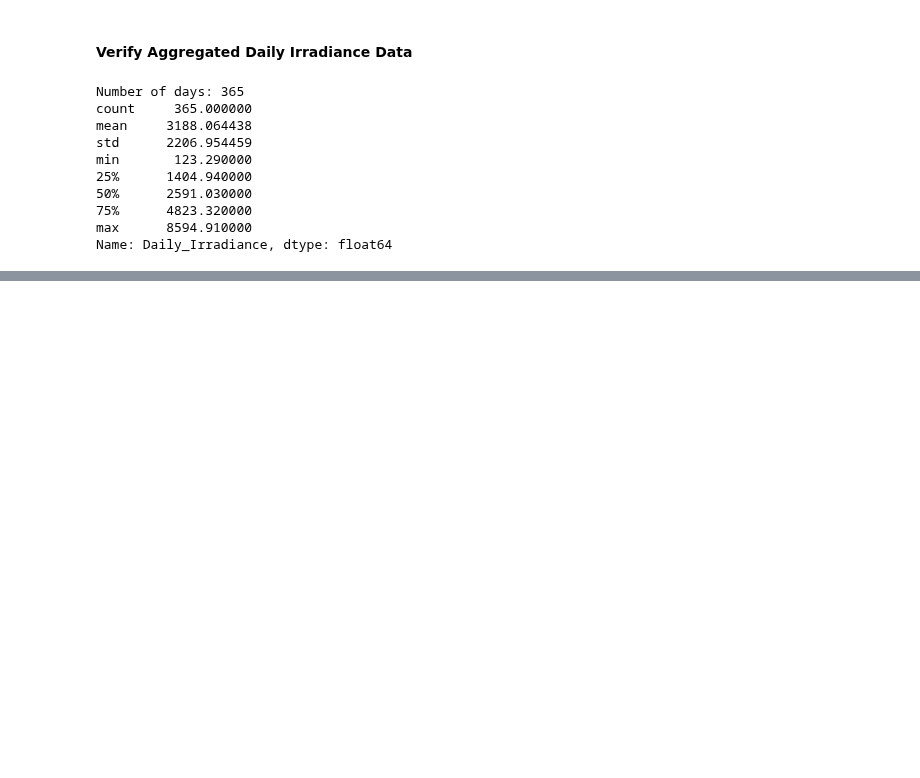
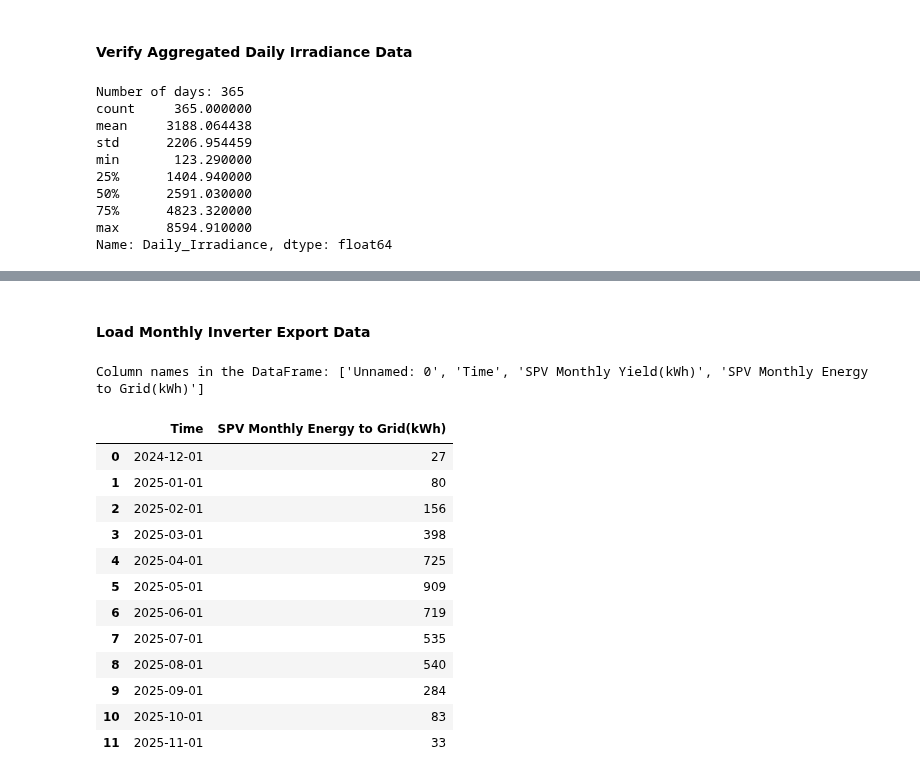
Before and after one commit to p-sav/PFDA, a Jupyter notebook: Project/Energy_analysis.ipynb, the cells around one changed output, grey strips where cells are left out. Saved outputs shown, nothing was run; the diff lists cells and outputs as text; code cells hidden in the pictures; blank space fills up the shorter version.

```diff
--- a/Project/Energy_analysis.ipynb
+++ b/Project/Energy_analysis.ipynb
@@ -984,0 +1070,44 @@ Name: Daily_Irradiance, dtype: float64
+# %% [markdown]
+#### Load Monthly Inverter Export Data
+# %%
+# Load monthly Solar PV export data from inverter logger
+
+import pandas as pd    # Data handling
+
+# Path to inverter export data
+pv_export_file = r"C:\Users\CAD-PC\Desktop\GitHub - Cloned Repository\PFDA\Project\Solis Cloud Data Logger - 2025..xlsx"
+
+# Read Excel file, skipping the first row to avoid header issues
+monthly_export = pd.read_excel(pv_export_file, skiprows=1)
+
+# Inspect the actual column names in the DataFrame
+print("Column names in the DataFrame:", monthly_export.columns.tolist())
+
+# Keep only relevant columns based on actual column names
+monthly_export = monthly_export[['Time', 'SPV Monthly Energy to Grid(kWh)']]
+
+# Drop rows with invalid or missing dates
+monthly_export = monthly_export.dropna(subset=['Time'])
+
+# Convert Time to datetime
+monthly_export['Time'] = pd.to_datetime(monthly_export['Time'], format='%m/%Y', errors='coerce')
+
+# Drop rows where the date conversion failed
+monthly_export = monthly_export.dropna(subset=['Time'])
+
+monthly_export
+# %% [output]
+Column names in the DataFrame: ['Unnamed: 0', 'Time', 'SPV Monthly Yield(kWh)', 'SPV Monthly Energy to Grid(kWh)']
+|  | Time | SPV Monthly Energy to Grid(kWh) |
+| 0 | 2024-12-01 | 27 |
+| 1 | 2025-01-01 | 80 |
+| 2 | 2025-02-01 | 156 |
+| 3 | 2025-03-01 | 398 |
+| 4 | 2025-04-01 | 725 |
+| 5 | 2025-05-01 | 909 |
+| 6 | 2025-06-01 | 719 |
+| 7 | 2025-07-01 | 535 |
+| 8 | 2025-08-01 | 540 |
+| 9 | 2025-09-01 | 284 |
+| 10 | 2025-10-01 | 83 |
+| 11 | 2025-11-01 | 33 |
```
Also changed, not shown: parts of 22 cells of this notebook, 1 other file.
